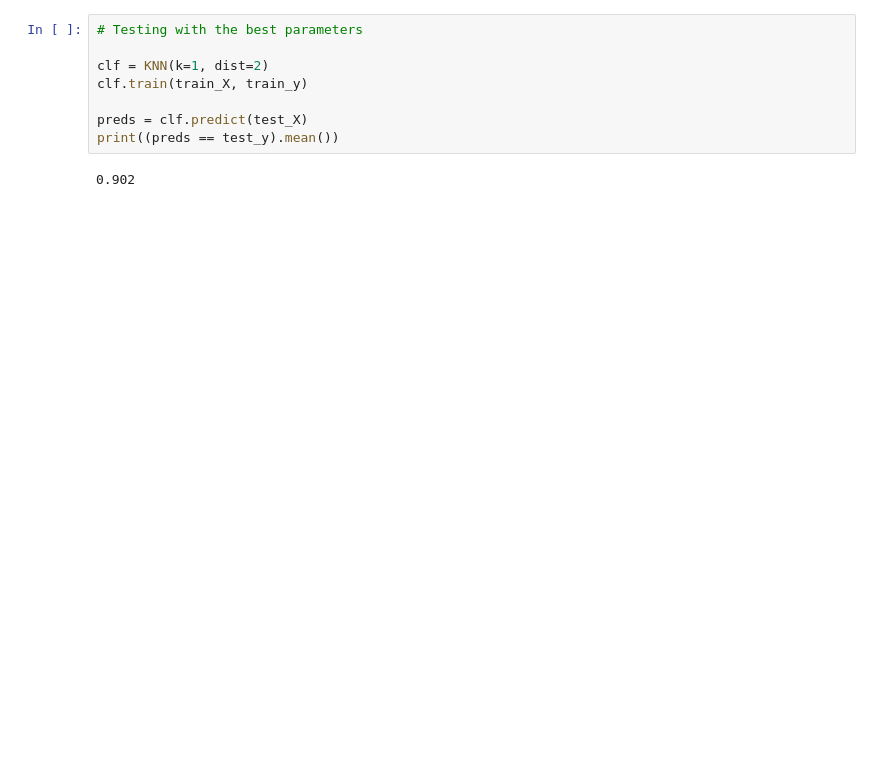
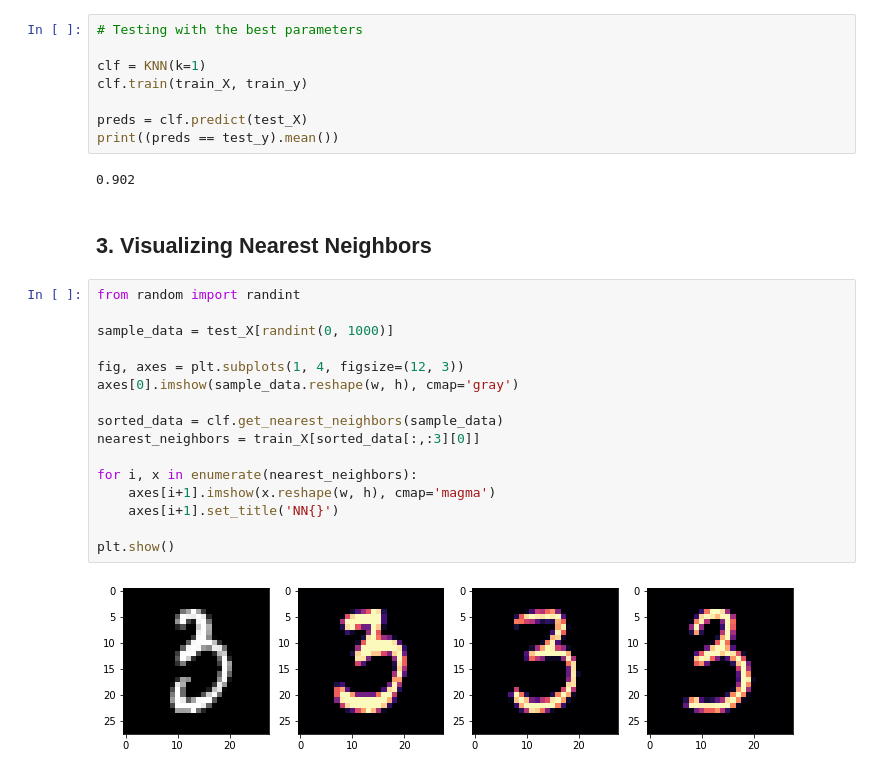
Before and after one commit to c0ld574rf15h/DL4fun, a Jupyter notebook: KNN/MNIST/KNN_MNIST.ipynb, the cells around one changed output. Cells and saved outputs as stored; diff of their text form; blank space fills up the shorter version.

```diff
--- a/KNN/MNIST/KNN_MNIST.ipynb
+++ b/KNN/MNIST/KNN_MNIST.ipynb
@@ -154,10 +139,30 @@ fig.show()
 # %%
 # Testing with the best parameters
 
-clf = KNN(k=1, dist=2)
+clf = KNN(k=1)
 clf.train(train_X, train_y)
 
 preds = clf.predict(test_X)
 print((preds == test_y).mean())
 # %% [output]
 0.902
+# %% [markdown]
+## 3. Visualizing Nearest Neighbors
+# %%
+from random import randint
+
+sample_data = test_X[randint(0, 1000)]
+
+fig, axes = plt.subplots(1, 4, figsize=(12, 3))
+axes[0].imshow(sample_data.reshape(w, h), cmap='gray')
+
+sorted_data = clf.get_nearest_neighbors(sample_data)
+nearest_neighbors = train_X[sorted_data[:,:3][0]]
+
+for i, x in enumerate(nearest_neighbors):
+    axes[i+1].imshow(x.reshape(w, h), cmap='magma')
+    axes[i+1].set_title('NN{}')
+
+plt.show()
+# %% [output]
+[figure, added]
```
Also changed, not shown: parts of 5 cells of this notebook, 2 other files.
